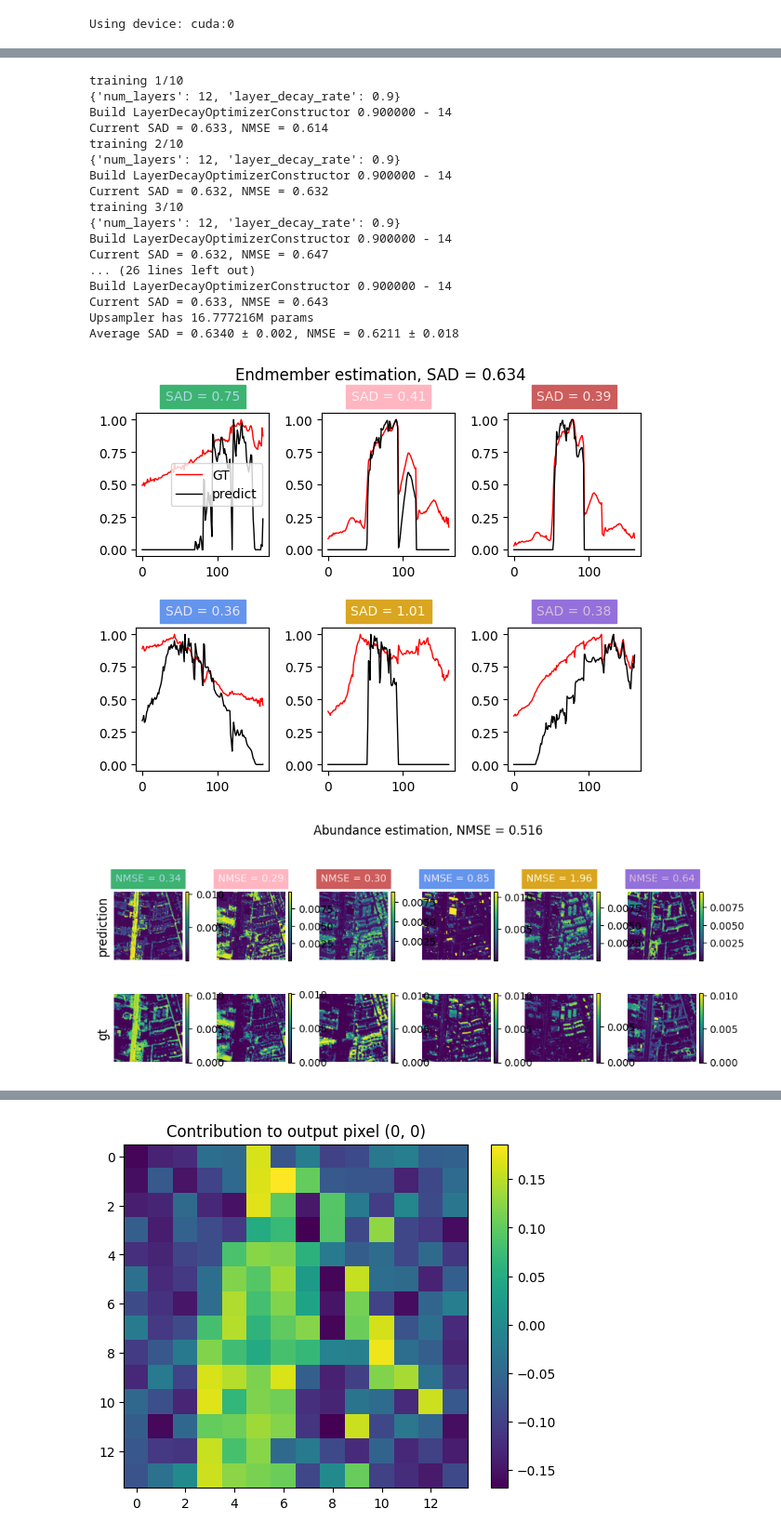
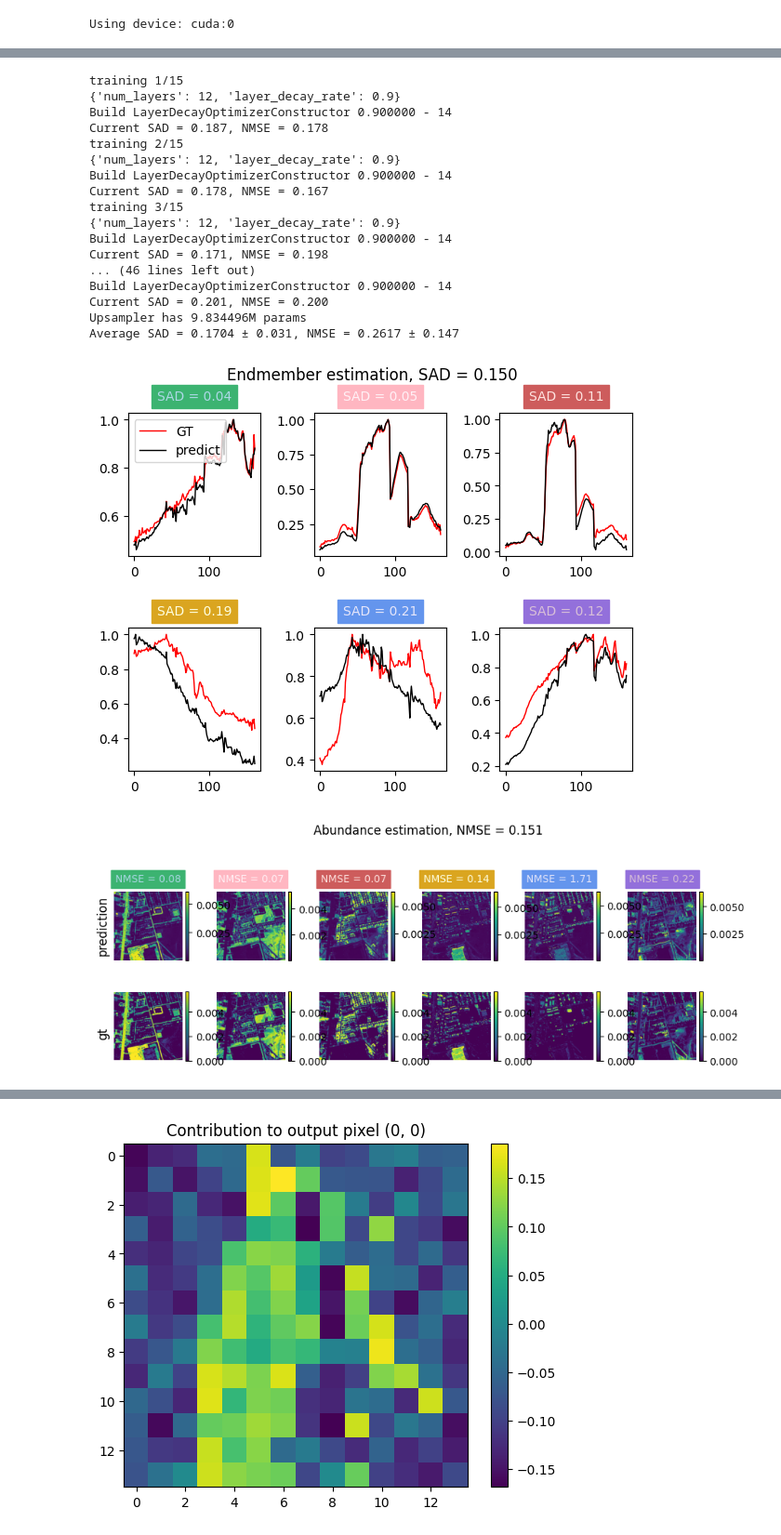
Before and after one commit to edabier/SS-HSU_benchmark, a Jupyter notebook: fm_unmixing.ipynb, the cells around one changed output, grey strips where cells are left out. Shown at 93% size. Cells and saved outputs as stored; diff of their text form; code cells hidden in the pictures.

```diff
--- a/fm_unmixing.ipynb
+++ b/fm_unmixing.ipynb
@@ -62,8 +60,8 @@ with open(wavelengths_path, "r") as file:
     lines = file.readlines()
     wavelengths = [float(line.strip()) for line in lines if line.strip()]
 # %%
-fm_name = "SpecViT"
-fm, Y_init_f, new_H = rsfm.create_fm(fm_name, Y_init, size="base", version="v1", path=global_path)
+fm_name = "DOFA"
+fm, Y_init_f, new_H = rsfm.create_fm(fm_name, Y_init, size="large", version="v1", path=global_path)
 
 _, features = rsfm.extract_f(fm, Y_init, new_H, wavelengths)
 
@@ -82,9 +79,0 @@ features: torch.Size([768, 1024])
-# %%
-# plots.plot_hsi(Y_init, title="Original HSI")
-# plots.plot_hsi(Y_init_n, title="Standardised HSI")
-# plt.show()
-
-_, features = rsfm.extract_f(fm, Y_init, new_H, wavelengths)
-_, features_n = rsfm.extract_f(fm, Y_init_n, new_H, wavelengths)
-plots.plot_pca_features(features, title="Original HSI features")
-plots.plot_pca_features(features_n, "Standardised HSI features")
@@ -196,7 +80,7 @@ def TTA(model, fm, Y, new_H, wavelengths, A_init):
 # %%
 """Linear upsampling of feature"""
 
-n_xp = 10
+n_xp = 15
 mses, sads = [], []
 E_hats, A_hats = torch.zeros(n_xp, B, c), torch.zeros(n_xp, c, new_H, new_H)
 loader, _, _ = utils.create_dataloader(dataset, patch_size=H, dev=dev, path=global_path)
@@ -226,7 +110,8 @@ for i in range(n_xp):
             Y = utils.oneD_to_2d(Y).to(dev)
             Y_n = utils.standardise(Y)
 
-            Y_fm, features = rsfm.extract_f(fm, Y_n, new_H, wavelengths)
+            _, features = rsfm.extract_f(fm, Y_n, new_H, wavelengths)
+            Y_fm = rsfm.reshape_Y("DOFA", Y, new_H)
 
             # features = rsfm.debias_features(utils.oneD_to_2d(features), fm, B, new_H, wavelengths).flatten(1)
             E_hat, A_hat, Y_hat = model(features, Y_fm)
@@ -245,48 +130,44 @@ for i in range(n_xp):
 
     with torch.no_grad():
 
-        _, A_init_fm, features = rsfm.extract_f(fm, Y_n, new_H, wavelengths, A_init)
-
+        _, features = rsfm.extract_f(fm, Y_n, new_H, wavelengths)
+        Y_fm, A_init_fm = rsfm.reshape_Y("DOFA", Y, new_H, A_init)
         # features = rsfm.debias_features(utils.oneD_to_2d(features), fm, B, new_H, wavelengths).flatten(1)
         E_hat, A_hat, _ = model(features, Y_fm)
         # E_hat, A_hat, A_init_fm = TTA(model, fm, Y, new_H, wavelengths, A_init)
         upsampled_features[i] = utils.oneD_to_2d(model.upsample(features))
         # upsampled_features[i] = model.upsample(utils.oneD_to_2d(features).unsqueeze(0), Y_fm)
 
         sad, _, mse = plots.compute_metrics_and_plot(E_hat, A_hat, A_init_fm, E_init, normalize_E=True, normalize_A=True, return_results=True, plot_E=False, plot_A=False)
         print(f"Current SAD = {format(sad, '.3f')}, NMSE = {format(mse, '.3f')}")
         mses.append(mse)
         sads.append(sad)
 
     E_hats[i] = E_hat
     A_hats[i] = A_hat.squeeze(0)
 
 E_hat_m = torch.mean(E_hats, dim=0)
 A_hat_m = torch.mean(A_hats, dim=0)
 sad, _, mse = plots.compute_metrics_and_plot(E_hat_m, A_hat_m, A_init_fm, E_init, normalize_E=True, normalize_A=True, return_results=True)
 print(f"Upsampler has {sum(p.numel() for p in model.upsample.parameters() if p.requires_grad)/1e6}M params")
 print(f"Average SAD = {format(torch.mean(torch.tensor(sads)), '.4f')} ± {format(torch.std(torch.tensor(sads)), '.3f')}, NMSE = {format(torch.mean(torch.tensor(mses)), '.4f')} ± {format(torch.std(torch.tensor(mses)), '.3f')}")
-
-# plots.plot_hsi(upsampled_features[0])
-plt.show()
-plots.plot_pca_features(upsampled_features[0].flatten(1))
 # %% [output]
-training 1/10
+training 1/15
 {'num_layers': 12, 'layer_decay_rate': 0.9}
 Build LayerDecayOptimizerConstructor 0.900000 - 14
-Current SAD = 0.633, NMSE = 0.614
-training 2/10
+Current SAD = 0.187, NMSE = 0.178
+training 2/15
 {'num_layers': 12, 'layer_decay_rate': 0.9}
 Build LayerDecayOptimizerConstructor 0.900000 - 14
-Current SAD = 0.632, NMSE = 0.632
-training 3/10
+Current SAD = 0.178, NMSE = 0.167
+training 3/15
 {'num_layers': 12, 'layer_decay_rate': 0.9}
 Build LayerDecayOptimizerConstructor 0.900000 - 14
-Current SAD = 0.632, NMSE = 0.647
-... (26 lines left out)
+Current SAD = 0.171, NMSE = 0.198
+... (46 lines left out)
 Build LayerDecayOptimizerConstructor 0.900000 - 14
-Current SAD = 0.633, NMSE = 0.643
-Upsampler has 16.777216M params
-Average SAD = 0.6340 ± 0.002, NMSE = 0.6211 ± 0.018
+Current SAD = 0.201, NMSE = 0.200
+Upsampler has 9.834496M params
+Average SAD = 0.1704 ± 0.031, NMSE = 0.2617 ± 0.147
-[figure, old version]
+[figure, new version]
-[figure, old version]
+[figure, new version]
```
Also changed, not shown: parts of 9 cells of this notebook, 5 other files.
